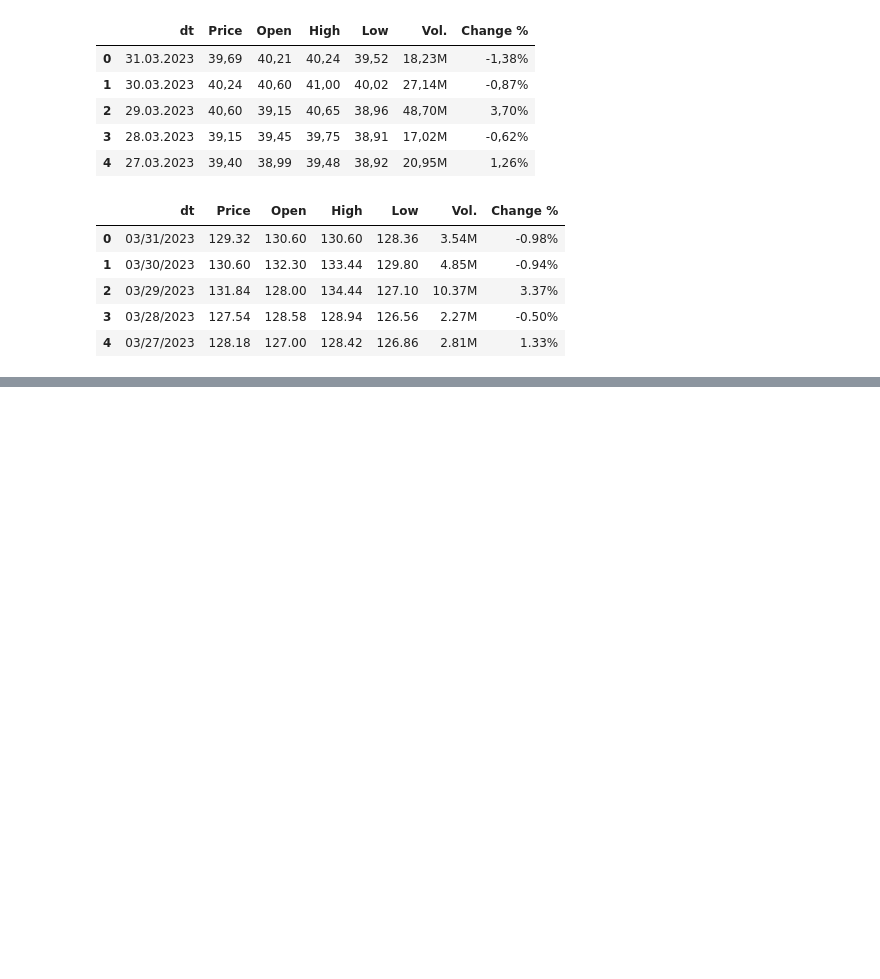
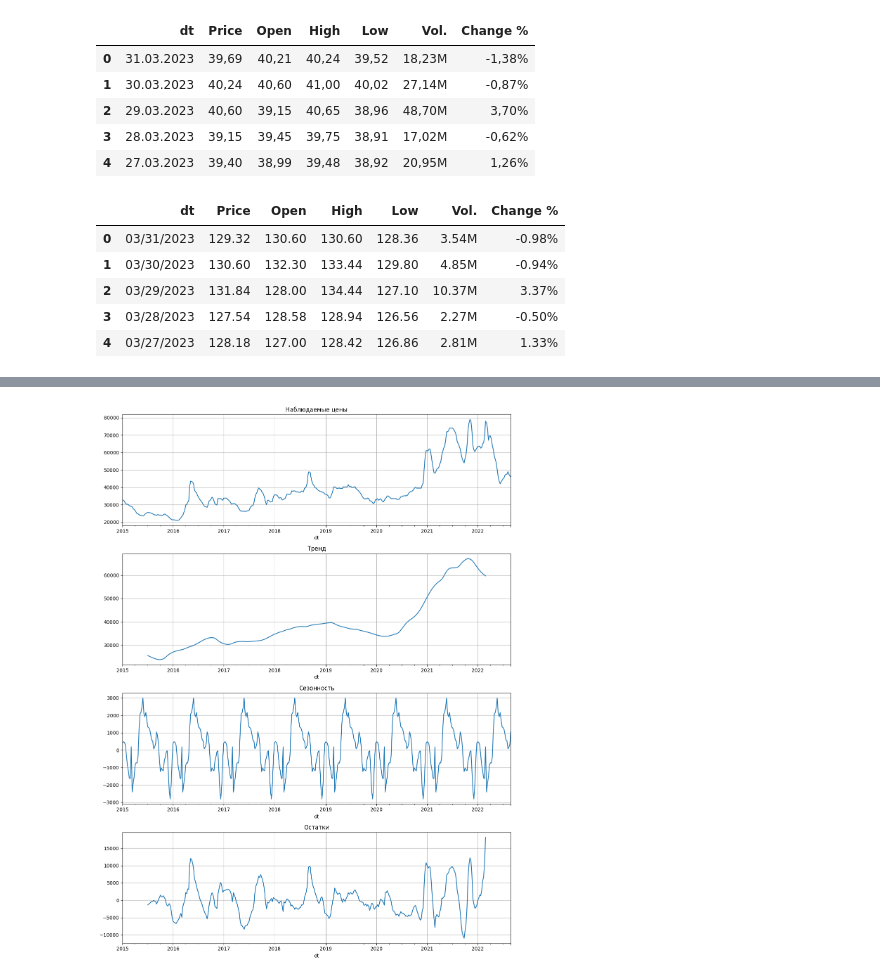
Before and after one commit to darinbtw/intensiv_3, a Jupyter notebook: vladislav_work/main_work.ipynb, the cells around one changed output, grey strips where cells are left out. Cells and saved outputs as stored; diff of their text form; code cells hidden in the pictures; blank space fills up the shorter version.

```diff
--- a/vladislav_work/main_work.ipynb
+++ b/vladislav_work/main_work.ipynb
@@ -221,0 +269,20 @@ merge_df.head()
+# %%
+# 3. Сезонная декомпозиция
+decomposition = seasonal_decompose(train_df['Цена на арматуру'], model='additive', period=52)  # Период 52 недели (год)
+fig, (ax1, ax2, ax3, ax4) = plt.subplots(4, 1, figsize=(12, 16))
+decomposition.observed.plot(ax=ax1)
+ax1.set_title('Наблюдаемые цены')
+ax1.grid(True)
+decomposition.trend.plot(ax=ax2)
+ax2.set_title('Тренд')
+ax2.grid(True)
+decomposition.seasonal.plot(ax=ax3)
+ax3.set_title('Сезонность')
+ax3.grid(True)
+decomposition.resid.plot(ax=ax4)
+ax4.set_title('Остатки')
+ax4.grid(True)
+plt.tight_layout()
+plt.show()
+# %% [output]
+[figure, added]
```
Also changed, not shown: parts of 8 cells of this notebook, 2 other files.
